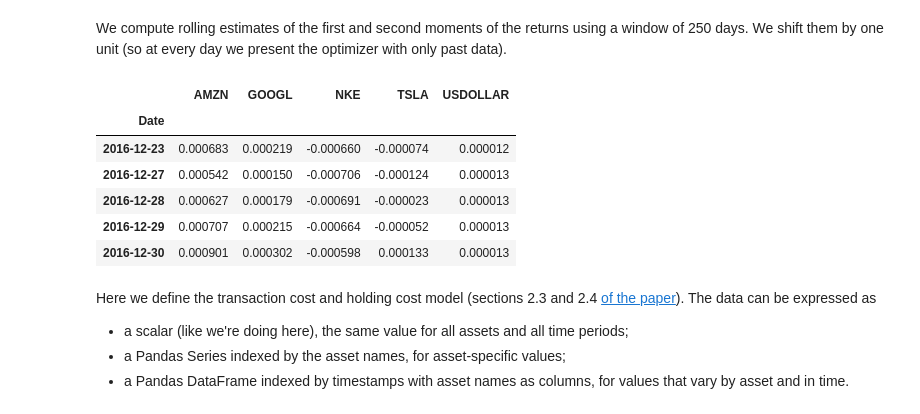
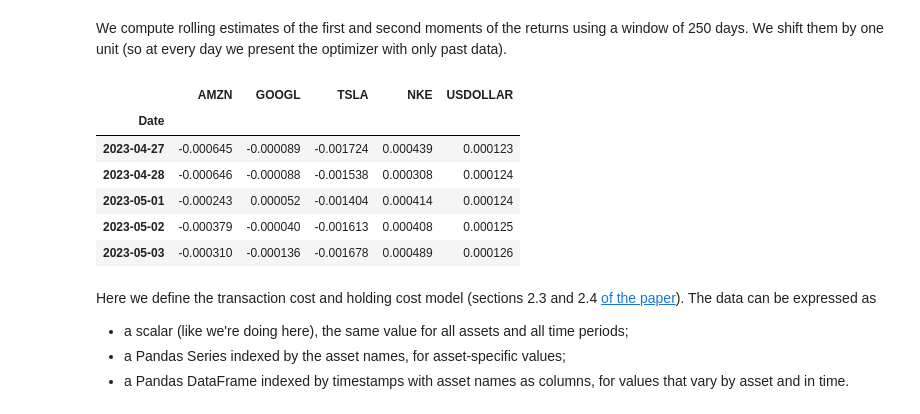
Before and after one commit to cvxgrp/cvxportfolio, a Jupyter notebook: examples/HelloWorld.ipynb, the cells around one changed output. Drawn from its saved outputs; the diff is of its cells as text; code cells hidden in the pictures.

```diff
--- a/examples/HelloWorld.ipynb
+++ b/examples/HelloWorld.ipynb
@@ -17,7 +18,10 @@ start_date='2012-01-01'
 end_date='2016-12-31'
 returns = pd.DataFrame(dict([(ticker, yfinance.download(ticker)['Adj Close'].pct_change())
                 for ticker in tickers]))
-returns[["USDOLLAR"]]=quandl.get('FRED/DTB3', start_date=start_date, end_date=end_date)/(250*100)
+
+returns["USDOLLAR"]=pdr.get_data_fred('DFF', start="1900-01-01",
+                                        end=pd.Timestamp.today())['DFF']/(252*100)
+
 returns = returns.fillna(method='ffill').iloc[1:]
 
 returns.tail()
@@ -30,15 +40,15 @@ NameError: name 'quandl' is not defined
 # %% [markdown]
 We compute rolling estimates of the first and second moments of the returns using a window of 250 days. We shift them by one unit (so at every day we present the optimizer with only past data).
 # %%
-r_hat = returns.rolling(window=250, min_periods=250).mean().shift(1).dropna()
-Sigma_hat = returns.rolling(window=250, min_periods=250, closed='neither').cov().dropna()
+r_hat = returns.rolling(window=250).mean().shift(1).dropna()
+Sigma_hat = returns.rolling(window=250).cov().shift(5).dropna()
 
 r_hat.tail()
 # %% [output]
-|  | AMZN | GOOGL | NKE | TSLA | USDOLLAR |
+|  | AMZN | GOOGL | TSLA | NKE | USDOLLAR |
 | Date |  |  |  |  |  |
-| 2016-12-23 | 0.000683 | 0.000219 | -0.000660 | -0.000074 | 0.000012 |
-| 2016-12-27 | 0.000542 | 0.000150 | -0.000706 | -0.000124 | 0.000013 |
-| 2016-12-28 | 0.000627 | 0.000179 | -0.000691 | -0.000023 | 0.000013 |
-| 2016-12-29 | 0.000707 | 0.000215 | -0.000664 | -0.000052 | 0.000013 |
-| 2016-12-30 | 0.000901 | 0.000302 | -0.000598 | 0.000133 | 0.000013 |
+| 2023-04-27 | -0.000645 | -0.000089 | -0.001724 | 0.000439 | 0.000123 |
+| 2023-04-28 | -0.000646 | -0.000088 | -0.001538 | 0.000308 | 0.000124 |
+| 2023-05-01 | -0.000243 | 0.000052 | -0.001404 | 0.000414 | 0.000124 |
+| 2023-05-02 | -0.000379 | -0.000040 | -0.001613 | 0.000408 | 0.000125 |
+| 2023-05-03 | -0.000310 | -0.000136 | -0.001678 | 0.000489 | 0.000126 |
```
Also changed, not shown: parts of 8 cells of this notebook, 1 other file.
